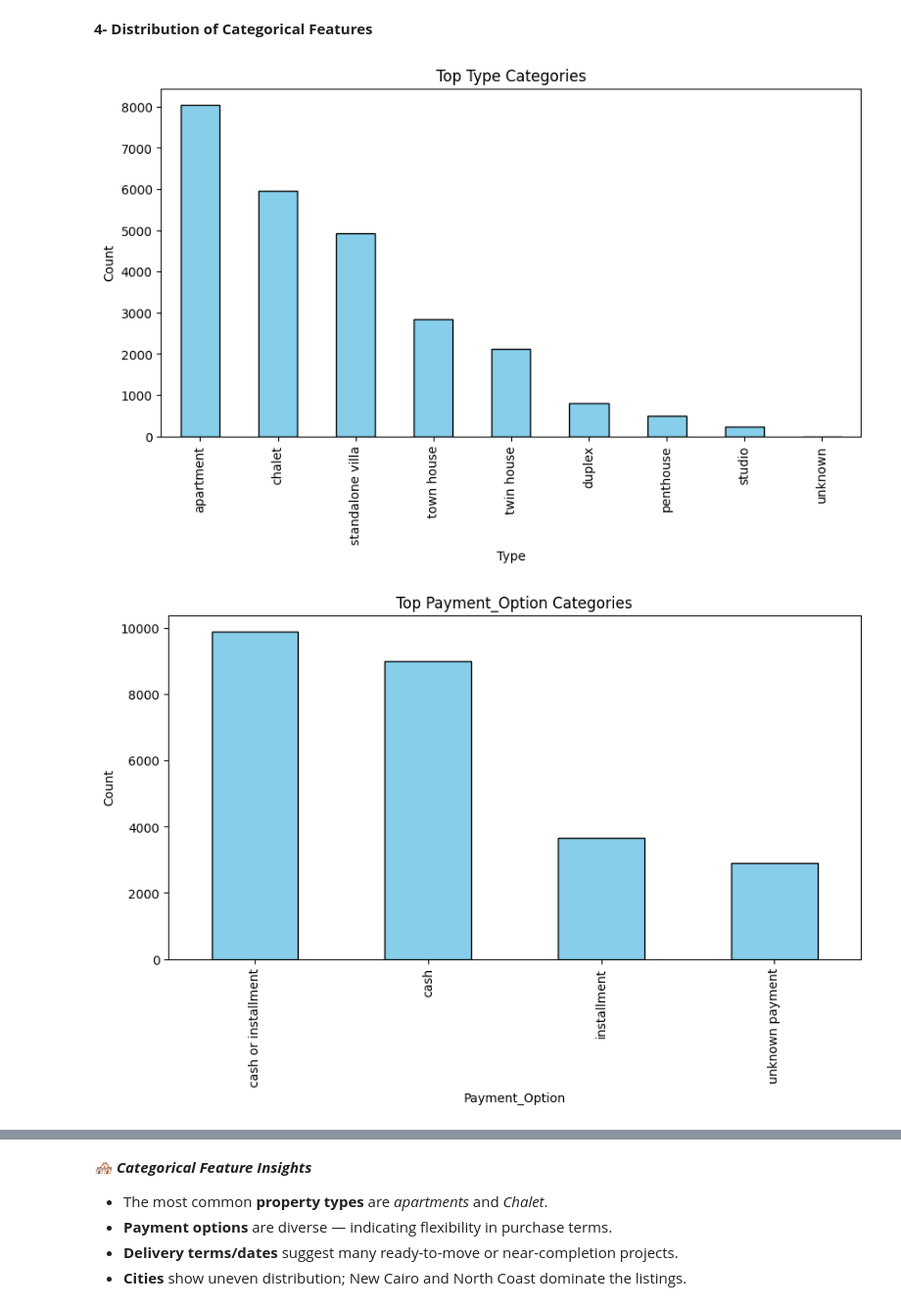
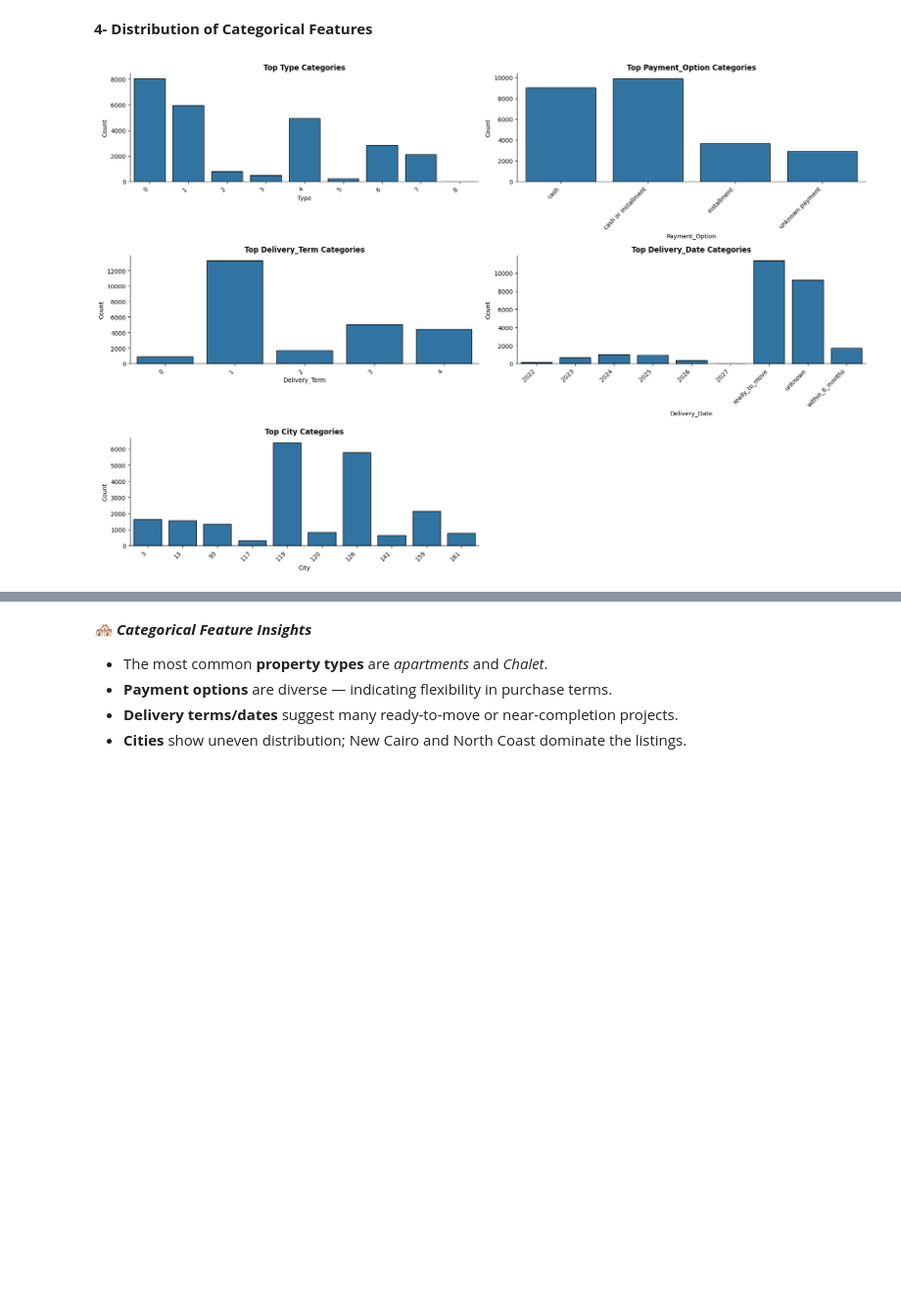
Before and after one commit to osamaAhmedOthman/real-estate-price-prediction, a Jupyter notebook: notebooks/Egypt_Houses_Price.ipynb, the cells around one changed output, grey strips where cells are left out. Shown: that part at 98% size. Cells and saved outputs as stored; diff of their text form; code cells hidden in the pictures; blank space fills up the shorter version.

```diff
--- a/notebooks/Egypt_Houses_Price.ipynb
+++ b/notebooks/Egypt_Houses_Price.ipynb
@@ -460,13 +471,26 @@ plt.show()
 # %%
 cat_cols = ['Type', 'Payment_Option', 'Delivery_Term', 'Delivery_Date', 'City']
 
-for col in cat_cols:
-    plt.figure(figsize=(10, 5))
-    df[col].value_counts().head(10).plot(kind='bar', color='skyblue', edgecolor='black')
-    plt.title(f"Top {col} Categories")
-    plt.xlabel(col)
-    plt.ylabel("Count")
-    plt.show()
+plt.figure(figsize=(18, 12))
+
+for i, col in enumerate(cat_cols, 1):
+    plt.subplot(3, 2, i)
+
+    top_vals = df[col].value_counts().head(10)
+
+    sns.barplot(
+        x=top_vals.index,
+        y=top_vals.values,
+        edgecolor='black'
+    )
+
+    plt.title(f"Top {col} Categories", fontsize=12, fontweight='bold')
+    plt.xlabel(col, fontsize=10)
+    plt.ylabel("Count", fontsize=10)
+    plt.xticks(rotation=45, ha='right')
+    sns.despine()
+
+plt.tight_layout()
+plt.show()
 # %% [output]
-[figure, old version]
+[figure, new version]
-[figure, removed]
```
Also changed, not shown: parts of 2 cells of this notebook.
